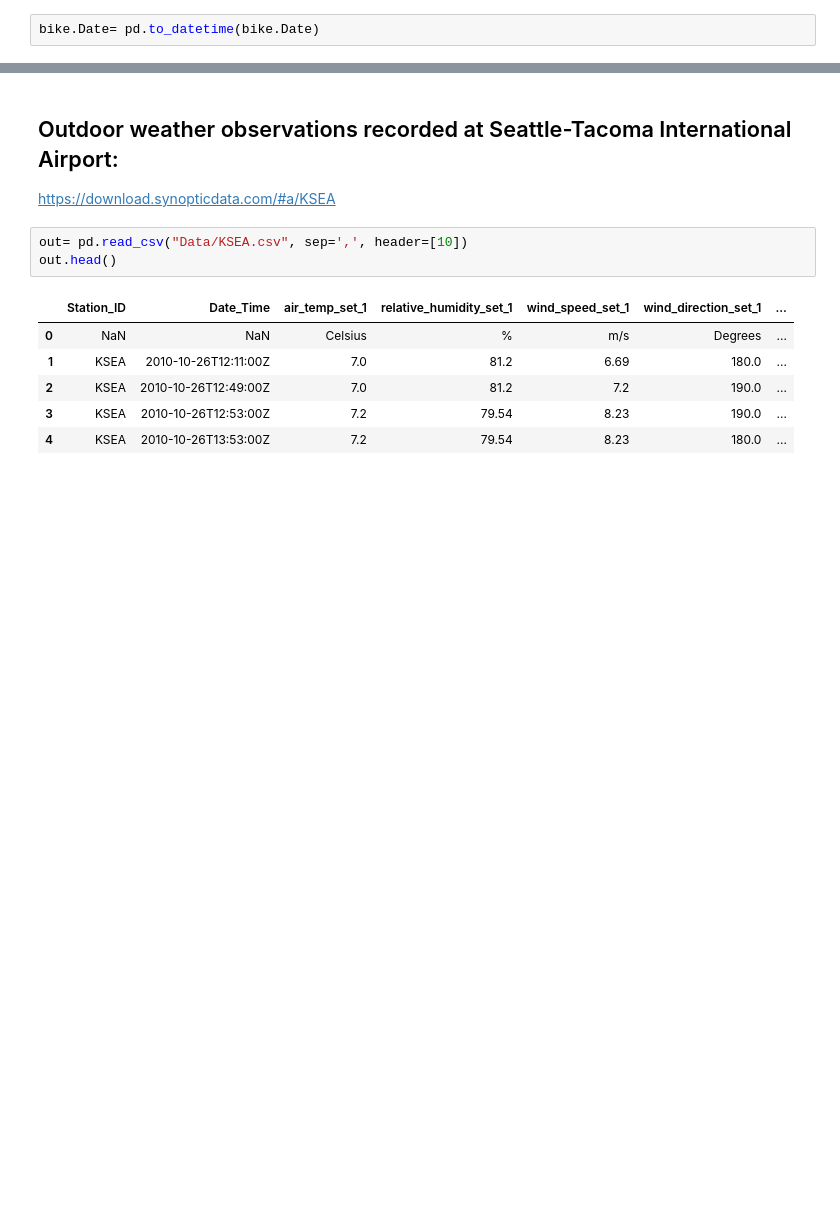
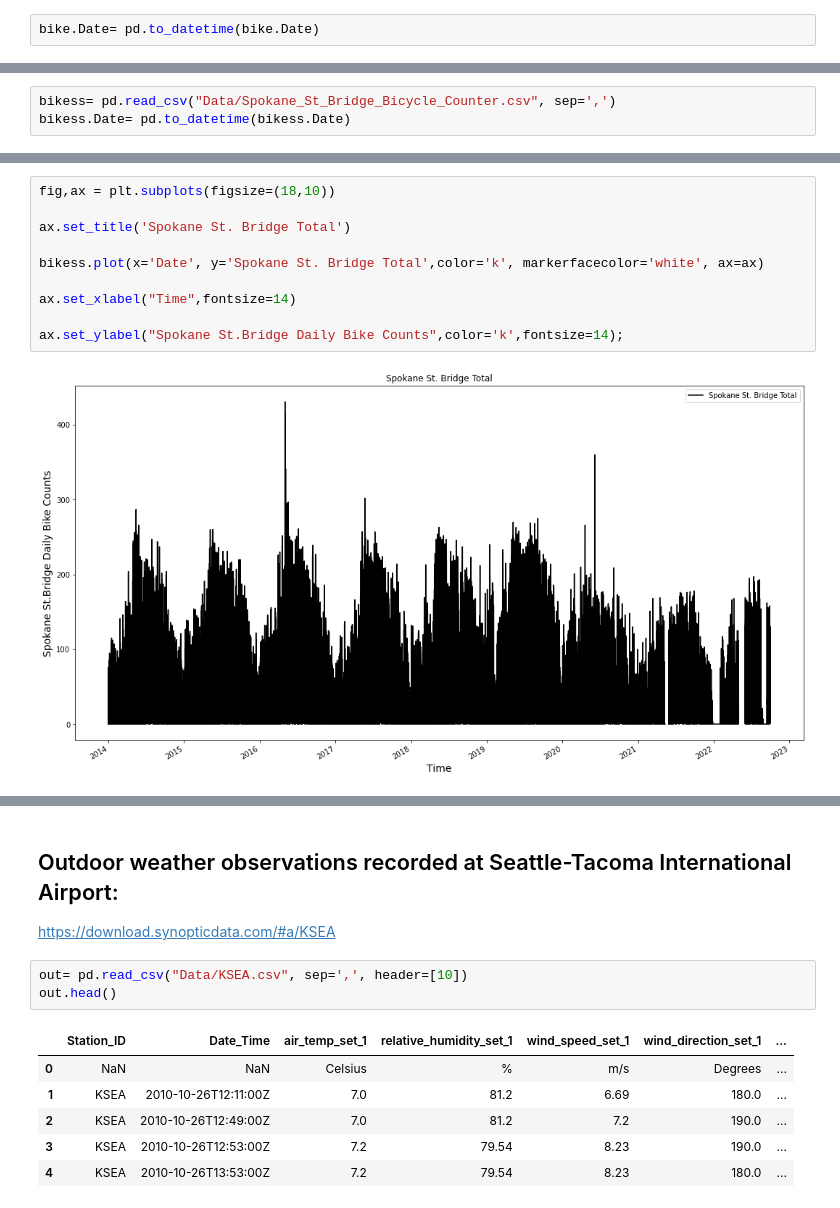
Before and after one commit to aworthyperson/Bike_Counters_Air_Quality, a Jupyter notebook: Import_combine_data.ipynb, the cells around one changed output, grey strips where cells are left out. Drawn from its saved outputs; the diff is of its cells as text; blank space fills up the shorter version.

```diff
--- a/Import_combine_data.ipynb
+++ b/Import_combine_data.ipynb
@@ -53,0 +148,3 @@ ax.set_ylabel("Fremont Bridge Daily Bike Counts",color='k',fontsize=14);
+# %%
+bikess= pd.read_csv("Data/Spokane_St_Bridge_Bicycle_Counter.csv", sep=',')
+bikess.Date= pd.to_datetime(bikess.Date)
@@ -53,0 +171,12 @@ ax.set_ylabel("Fremont Bridge Daily Bike Counts",color='k',fontsize=14);
+# %%
+fig,ax = plt.subplots(figsize=(18,10))
+
+ax.set_title('Spokane St. Bridge Total')
+
+bikess.plot(x='Date', y='Spokane St. Bridge Total',color='k', markerfacecolor='white', ax=ax)
+
+ax.set_xlabel("Time",fontsize=14)
+
+ax.set_ylabel("Spokane St.Bridge Daily Bike Counts",color='k',fontsize=14);
+# %% [output]
+[figure, added]
```
Also changed, not shown: parts of 13 cells of this notebook, 1 other file.
